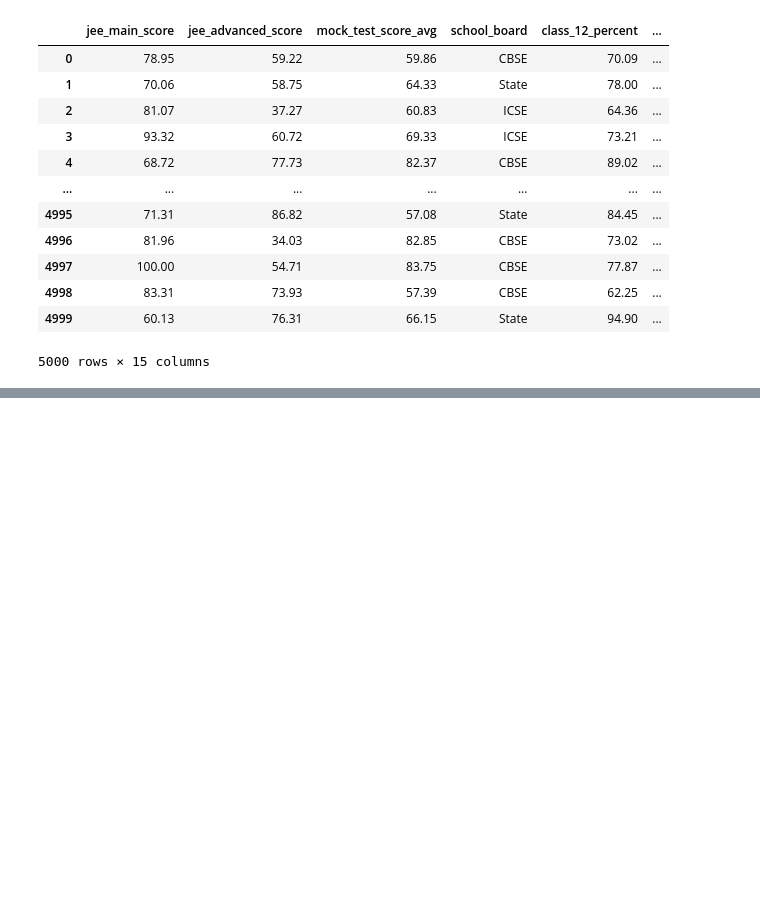
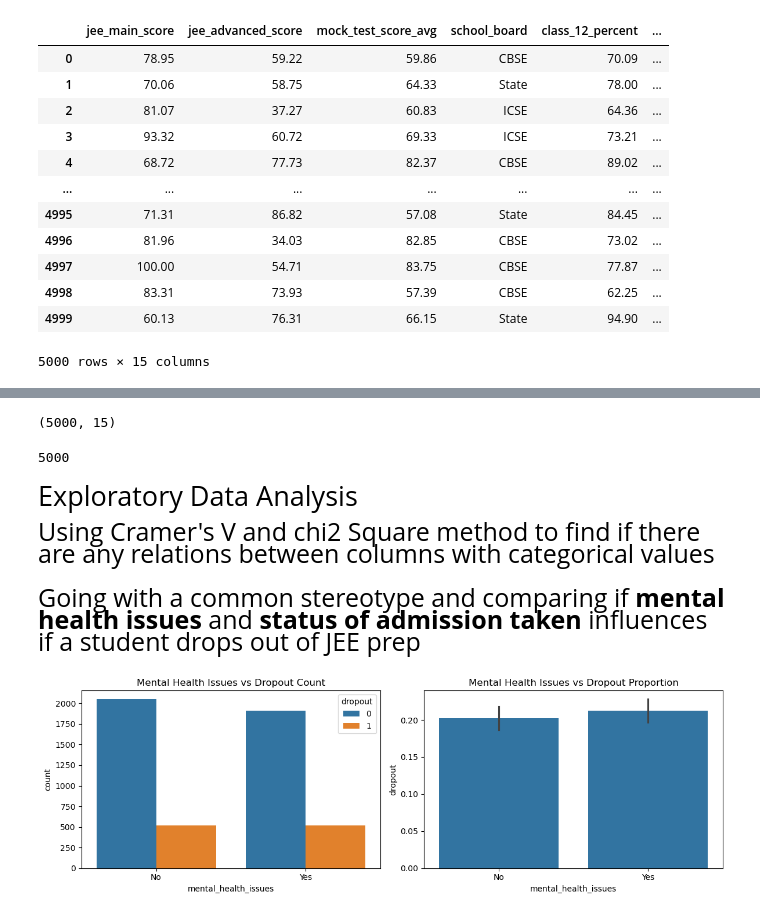
Before and after one commit to Chracker24/JEE_Dropout_ML_Project, a Jupyter notebook: Data Analysis/Exploration.ipynb, the cells around one changed output, grey strips where cells are left out. Drawn from its saved outputs; the diff is of its cells as text; code cells hidden in the pictures; blank space fills up the shorter version.

```diff
--- a/Data Analysis/Exploration.ipynb
+++ b/Data Analysis/Exploration.ipynb
@@ -38,0 +80,32 @@ jee
+# %%
+jee.shape
+# %% [output]
+(5000, 15)
+# %%
+jee.shape[0]
+# %% [output]
+5000
+# %% [markdown]
+<p style="font-size: 27px">
+Exploratory Data Analysis
+</p>
+<p style="font-size: 25px">
+Using Cramer's V and chi2 Square method to find if there are any relations between columns with categorical values
+</p>
+# %% [markdown]
+<p style="font-size:25px">
+Going with a common stereotype and comparing if <b>mental health issues</b> and <b>status of admission taken</b> influences if a student drops out of JEE prep
+</p>
+# %%
+fig, axes = plt.subplots(nrows=1, ncols=2, figsize=(12,4))
+
+sns.countplot(x='mental_health_issues', hue='dropout', data=jee, ax=axes[0])
+axes[0].set_title('Mental Health Issues vs Dropout Count')
+
+sns.barplot(x='mental_health_issues', y='dropout', data=jee, ax=axes[1])
+axes[1].set_title('Mental Health Issues vs Dropout Proportion')
+
+plt.tight_layout()
+plt.show()
+# %% [output]
+[figure, added]
```
Also changed, not shown: parts of 9 cells of this notebook.
